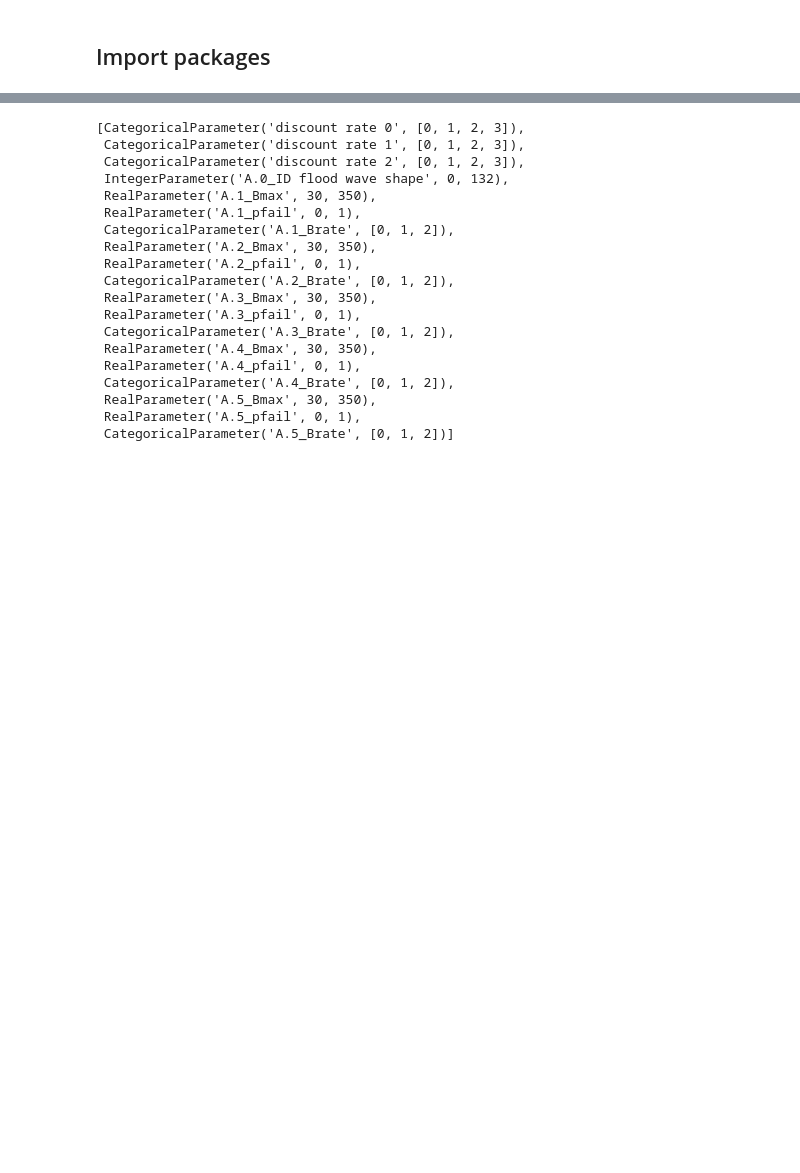
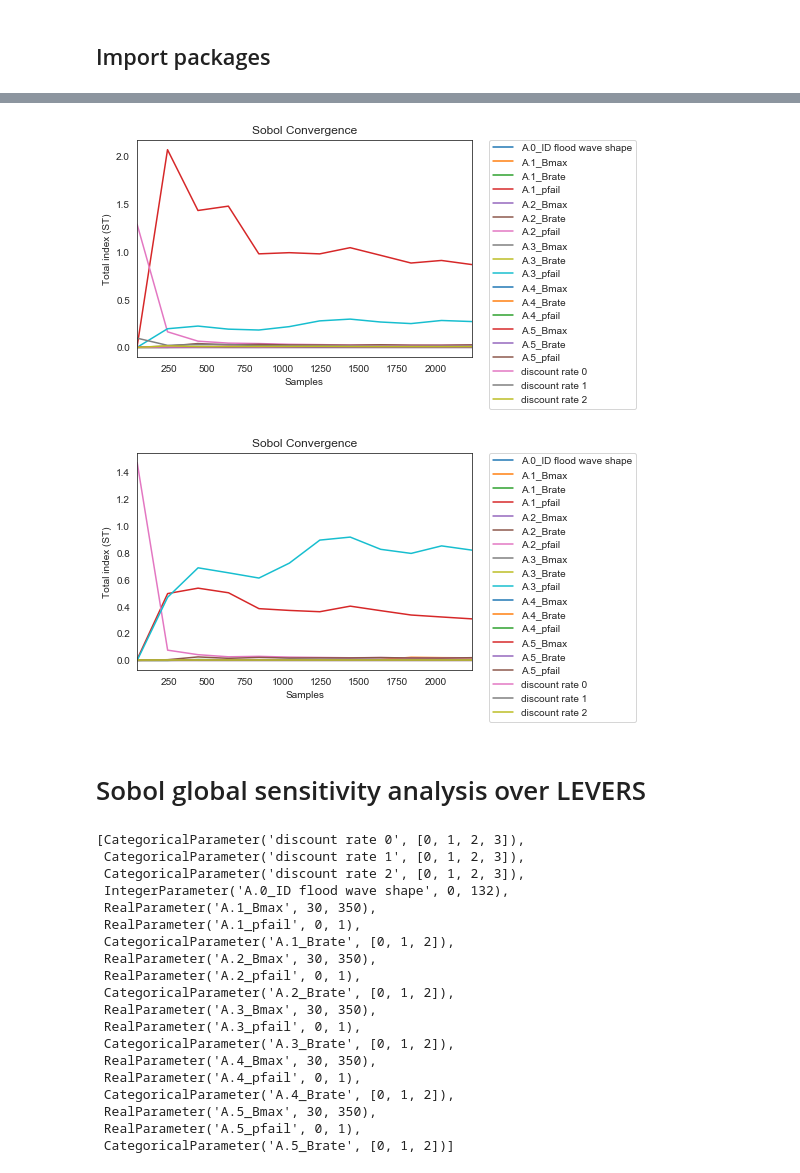
Before and after one commit to itjallingii/sassy_lion, a Jupyter notebook: SensitivityAnalysisSobol/sensitivity_analysis_grp1.ipynb, the cells around one changed output, grey strips where cells are left out. Drawn from its saved outputs; the diff is of its cells as text; code cells hidden in the pictures; blank space fills up the shorter version.

Commit message:
Update sensitivity

```diff
--- a/SensitivityAnalysisSobol/sensitivity_analysis_grp1.ipynb
+++ b/SensitivityAnalysisSobol/sensitivity_analysis_grp1.ipynb
@@ -48,0 +172,8 @@ problem = get_SALib_problem(uncertainties)
+# %%
+plot_sobol_convergence(EAD_final_sobol)
+plot_sobol_convergence(END_final_sobol)
+# %% [output]
+[figure, added]
+[figure, added]
+# %% [markdown]
+# Sobol global sensitivity analysis over LEVERS
```
Also changed, not shown: parts of 23 cells of this notebook, 5 other files.
